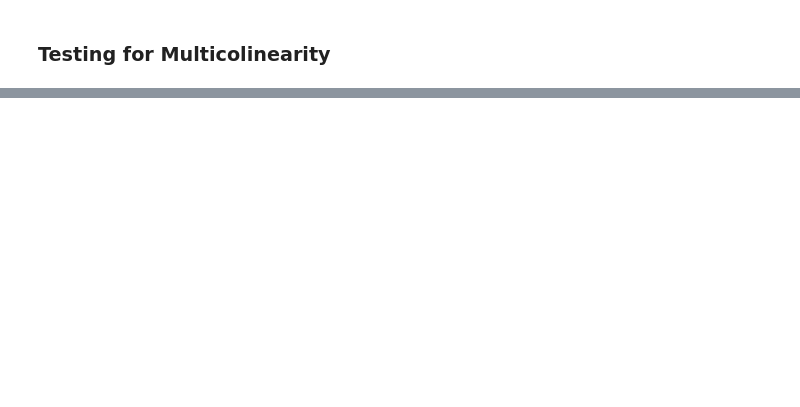
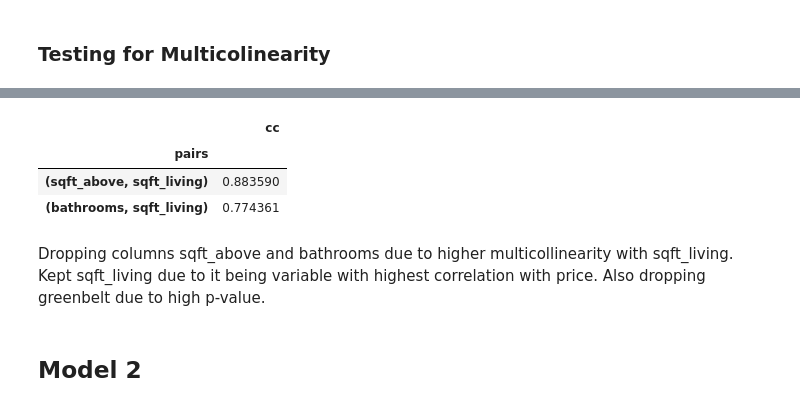
Before and after one commit to ldwilker10/dsc-phase-2-project-v2-5, a Jupyter notebook: Primary_Draft.ipynb, the cells around one changed output, grey strips where cells are left out. Saved outputs shown, nothing was run; the diff lists cells and outputs as text; code cells hidden in the pictures; blank space fills up the shorter version.

Commit message:
Dropped multicol columns and ran second model

```diff
--- a/Primary_Draft.ipynb
+++ b/Primary_Draft.ipynb
@@ -727,6 +747,35 @@ Checking for RMSE and MAE using SKlearn
 # drop duplicates. This could be dangerous if you have variables perfectly correlated with variables other than themselves.
 
 #df.drop_duplicates(inplace=True)
+# %%
+df=kc_baseline.corr().abs().stack().reset_index().sort_values(0, ascending=False)
+
+# zip the variable name columns (Which were only named level_0 and level_1 by default) in a new column named "pairs"
+
+df['pairs'] = list(zip(df.level_0, df.level_1))
+
+# set index to pairs
+
+df.set_index(['pairs'], inplace = True)
+
+#drop level columns
+
+df.drop(columns=['level_1', 'level_0'], inplace = True)
+
+# rename correlation column as cc rather than 0
+
+df.columns = ['cc']
+
+# drop duplicates. This could be dangerous if you have variables perfectly correlated with variables other than themselves.
+
+df.drop_duplicates(inplace=True)
 # %%
 #Checking for variables with high multicolinearity of > 0.75
-#df[(df.cc>.75) & (df.cc <1)]
+df[(df.cc>.75) & (df.cc <1)]
+# %% [output]
+|  | cc |
+| pairs |  |
+| (sqft_above, sqft_living) | 0.883590 |
+| (bathrooms, sqft_living) | 0.774361 |
+# %% [markdown]
+Dropping columns sqft_above and bathrooms due to higher multicollinearity with sqft_living. Kept sqft_living due to it being variable with highest correlation with price. Also dropping greenbelt due to high p-value.
@@ -732,0 +784,2 @@ Checking for RMSE and MAE using SKlearn
+# %% [markdown]
+## Model 2
```
Also changed, not shown: parts of 14 cells of this notebook.
